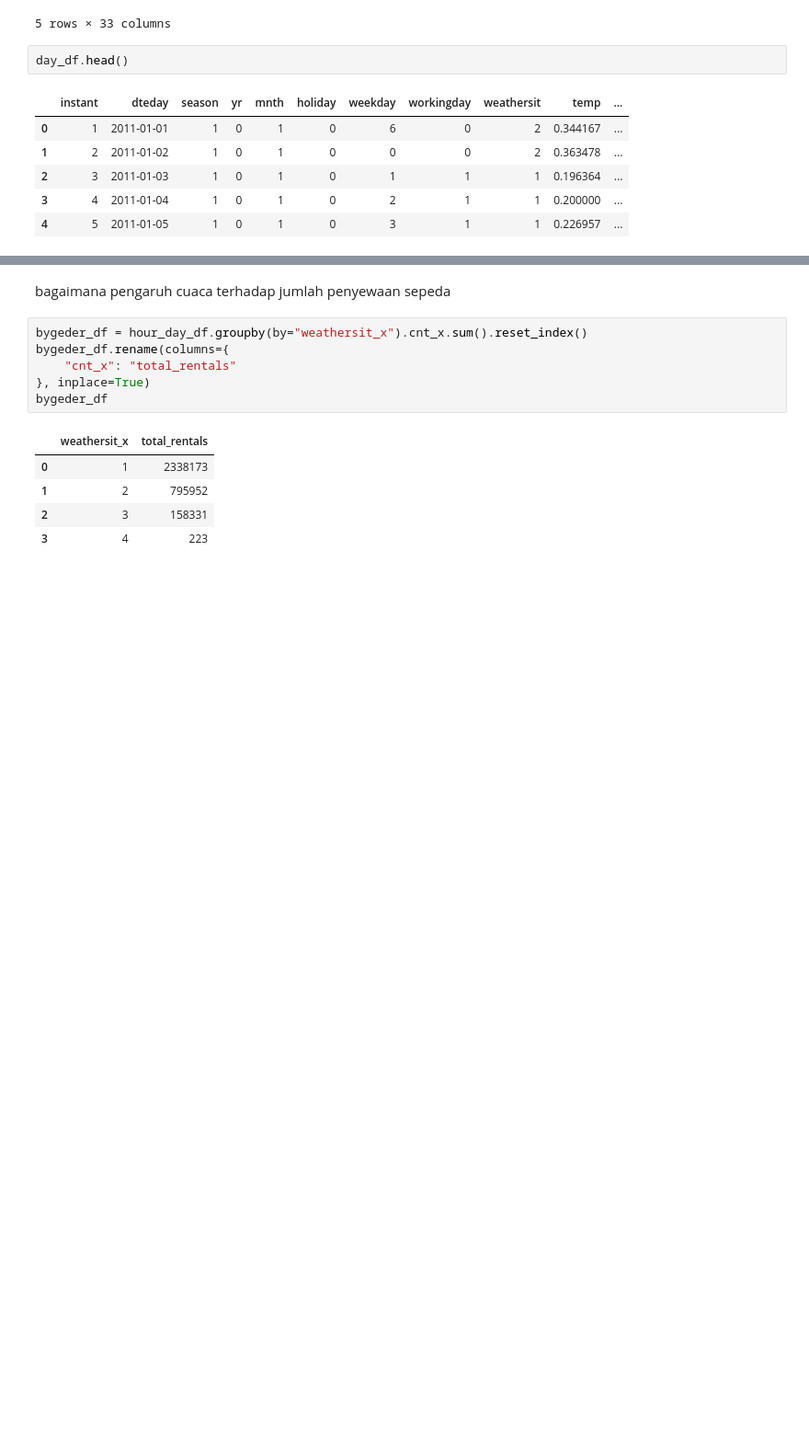
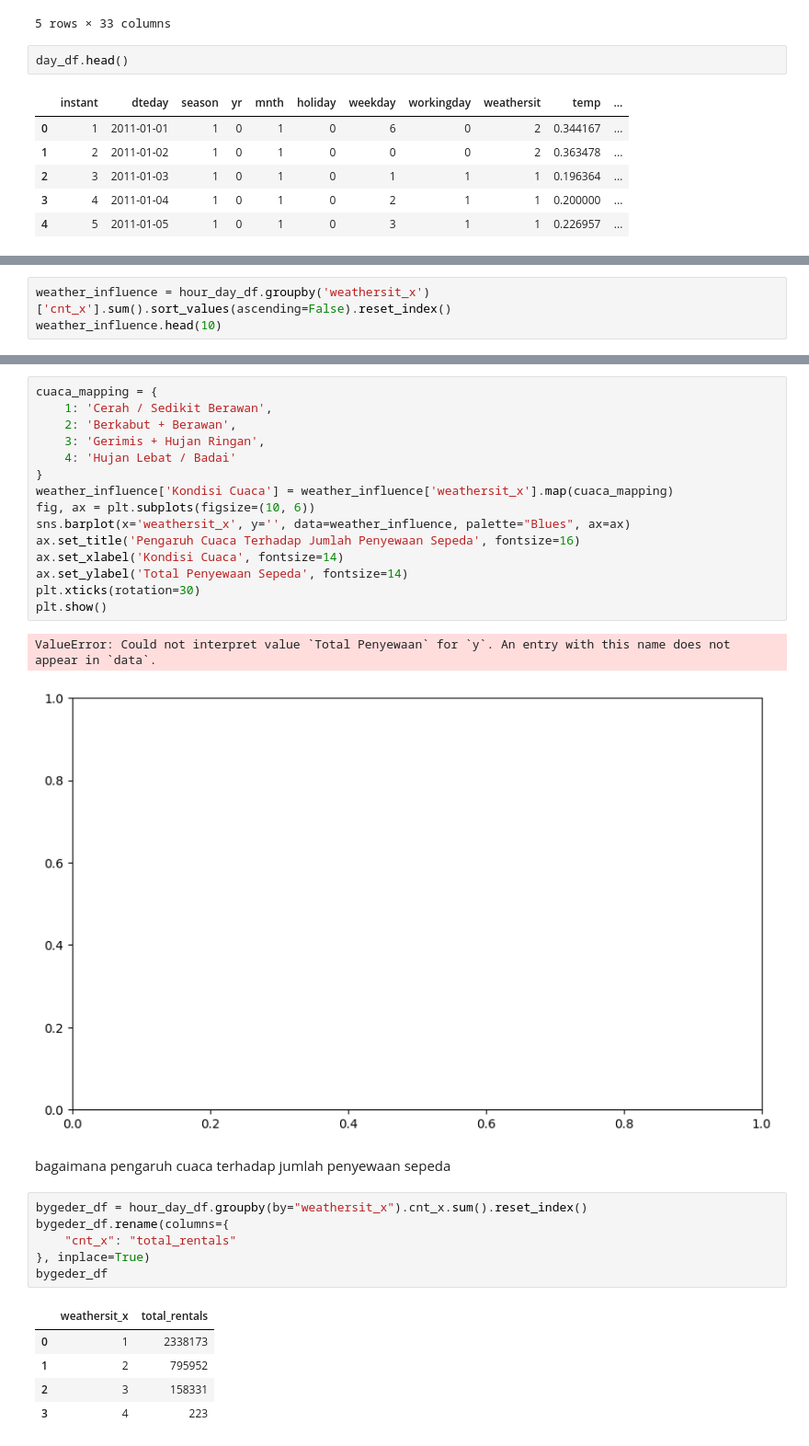
Before and after one commit to rifkurniawan-dev/projek_arif, a Jupyter notebook: Proyek_Analisis_Data_Arif.ipynb, the cells around one changed output, grey strips where cells are left out. Shown: that part at 92% size. Drawn from its saved outputs; the diff is of its cells as text; blank space fills up the shorter version.

```diff
--- a/Proyek_Analisis_Data_Arif.ipynb
+++ b/Proyek_Analisis_Data_Arif.ipynb
@@ -565,0 +552,3 @@ plt.show()
+# %%
+weather_influence = hour_day_df.groupby('weathersit_x')['cnt_x'].sum().sort_values(ascending=False).reset_index()
+weather_influence.head(10)
@@ -566,3 +561,21 @@ plt.show()
+# %%
+cuaca_mapping = {
+    1: 'Cerah / Sedikit Berawan',
+    2: 'Berkabut + Berawan',
+    3: 'Gerimis + Hujan Ringan',
+    4: 'Hujan Lebat / Badai'
+}
+weather_influence['Kondisi Cuaca'] = weather_influence['weathersit_x'].map(cuaca_mapping)
+fig, ax = plt.subplots(figsize=(10, 6))
+sns.barplot(x='weathersit_x', y='', data=weather_influence, palette="Blues", ax=ax)
+ax.set_title('Pengaruh Cuaca Terhadap Jumlah Penyewaan Sepeda', fontsize=16)
+ax.set_xlabel('Kondisi Cuaca', fontsize=14)
+ax.set_ylabel('Total Penyewaan Sepeda', fontsize=14)
+plt.xticks(rotation=30)
+plt.show()
+# %% [output]
+ValueError: Could not interpret value `Total Penyewaan` for `y`. An entry with this name does not appear in `data`.
+[figure, added]
 # %% [markdown]
 bagaimana pengaruh cuaca terhadap jumlah penyewaan sepeda
 # %%
```
Also changed, not shown: parts of 7 cells of this notebook.
